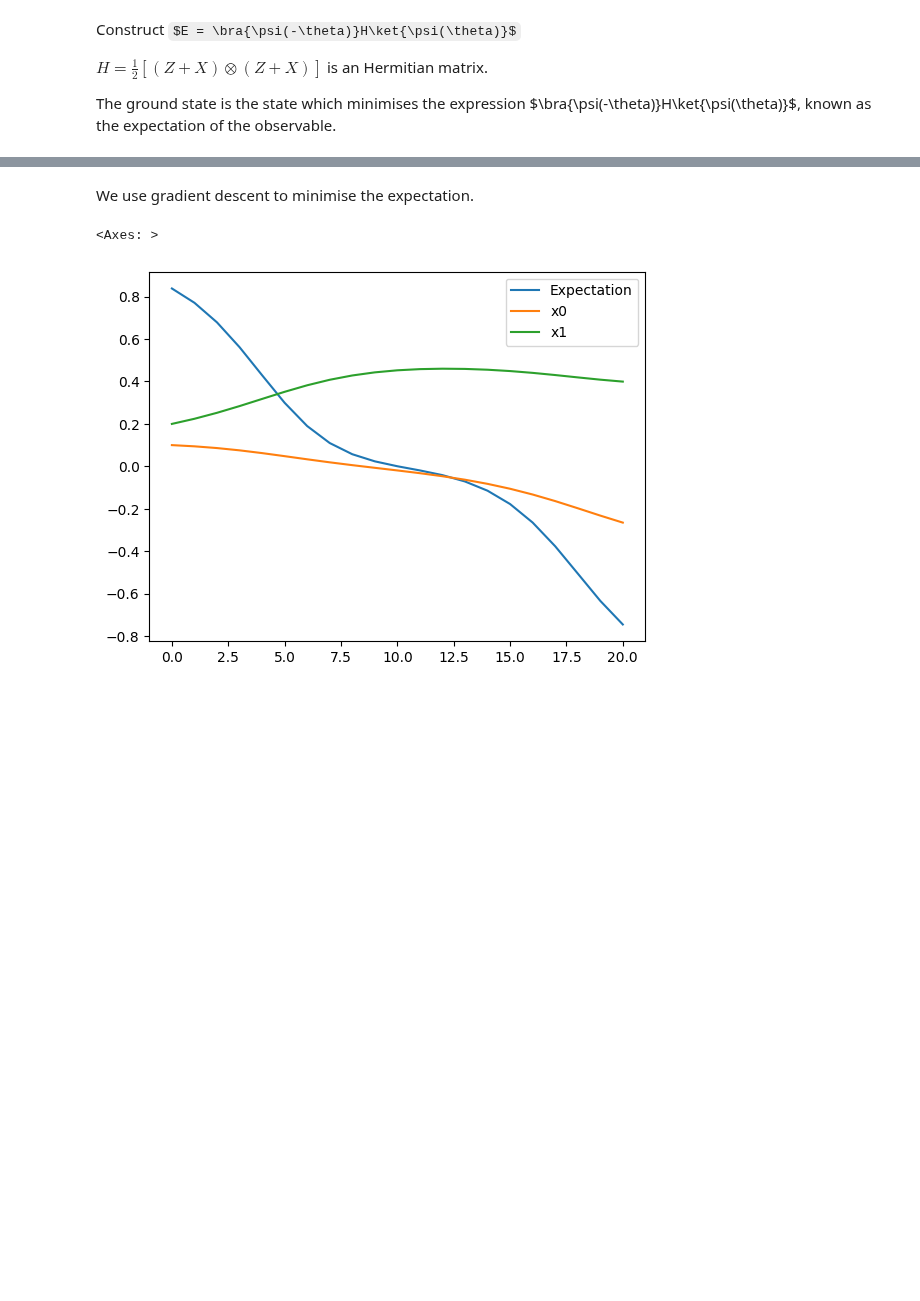
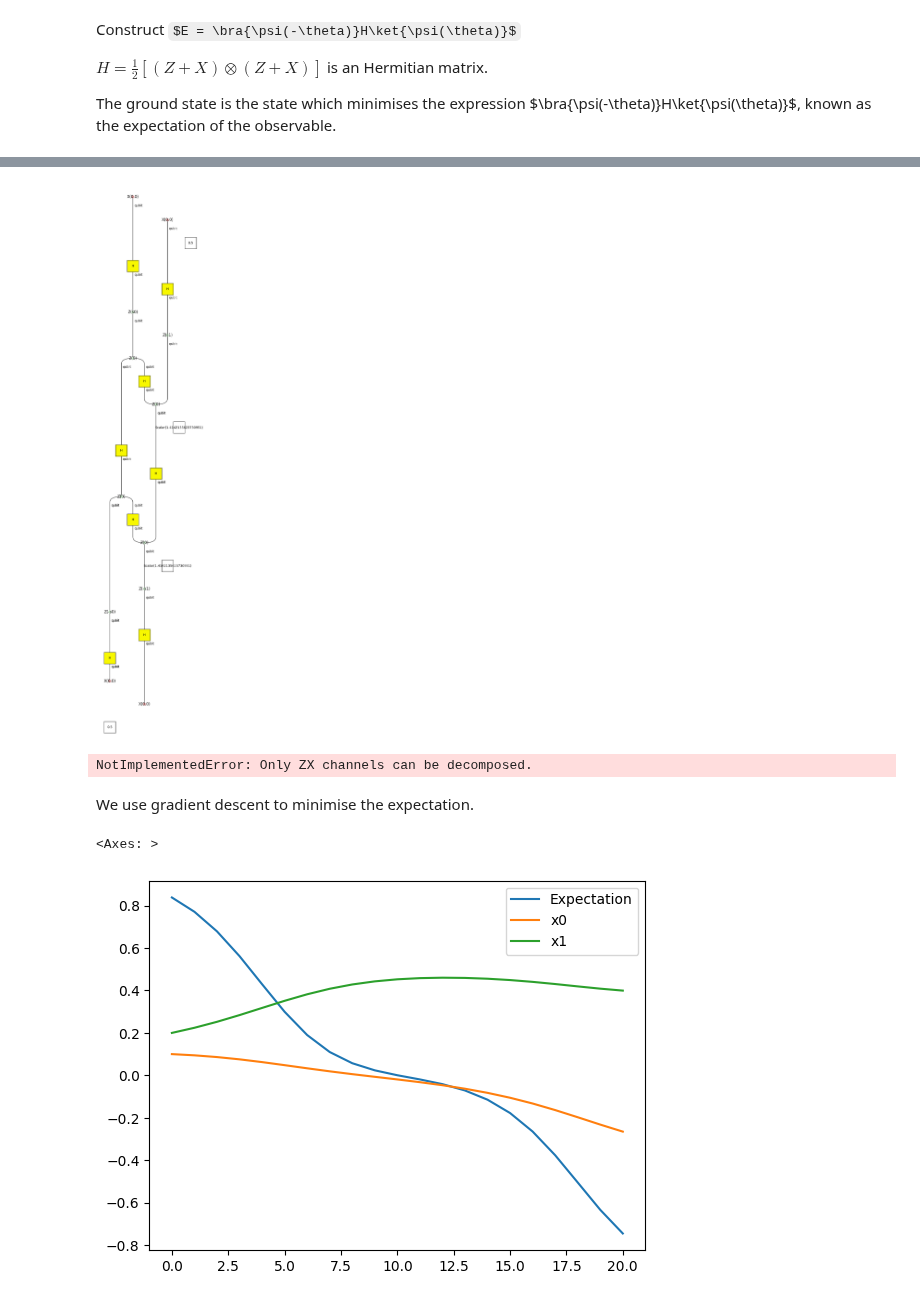
Before and after one commit to quantinuum-dev/optyx, a Jupyter notebook: docs/notebooks/optyx-vqe-experiment.ipynb, the cells around one changed output, grey strips where cells are left out. Cells and saved outputs as stored; diff of their text form; code cells hidden in the pictures; some formulas as TeX source; blank space fills up the shorter version.

```diff
--- a/docs/notebooks/optyx-vqe-experiment.ipynb
+++ b/docs/notebooks/optyx-vqe-experiment.ipynb
@@ -32,3 +31,7 @@ from optyx.zx import zx_to_path
+# %%
+Circuit(exp)._to_optyx().draw()
+# %% [output]
+[figure, added]
 # %%
 def to_float(x):
     if isinstance(x, complex):
@@ -38,7 +41,7 @@ def to_float(x):
 
 free_syms = exp.free_symbols
 
-path_exp = zx_to_path(circuit2zx(exp))
+path_exp = Circuit(exp).to_dual_rail()
 f_exp = lambda xs: to_float(path_exp.lambdify(*free_syms)(*xs).eval().array[0, 0])
 orig_f_exp = lambda xs: to_float(exp.lambdify(*free_syms)(*xs).eval().array.item())
 
@@ -47,6 +50,8 @@ def d_f_exp(xs):
         path_exp.grad(s).lambdify(*free_syms)(*xs).eval().array[0, 0]
         for s in free_syms
     ]
+# %% [output]
+NotImplementedError: Only ZX channels can be decomposed.
 # %% [markdown]
 We use gradient descent to minimise the expectation.
 # %%
```
Also changed, not shown: parts of 3 cells of this notebook, 25 other files.
